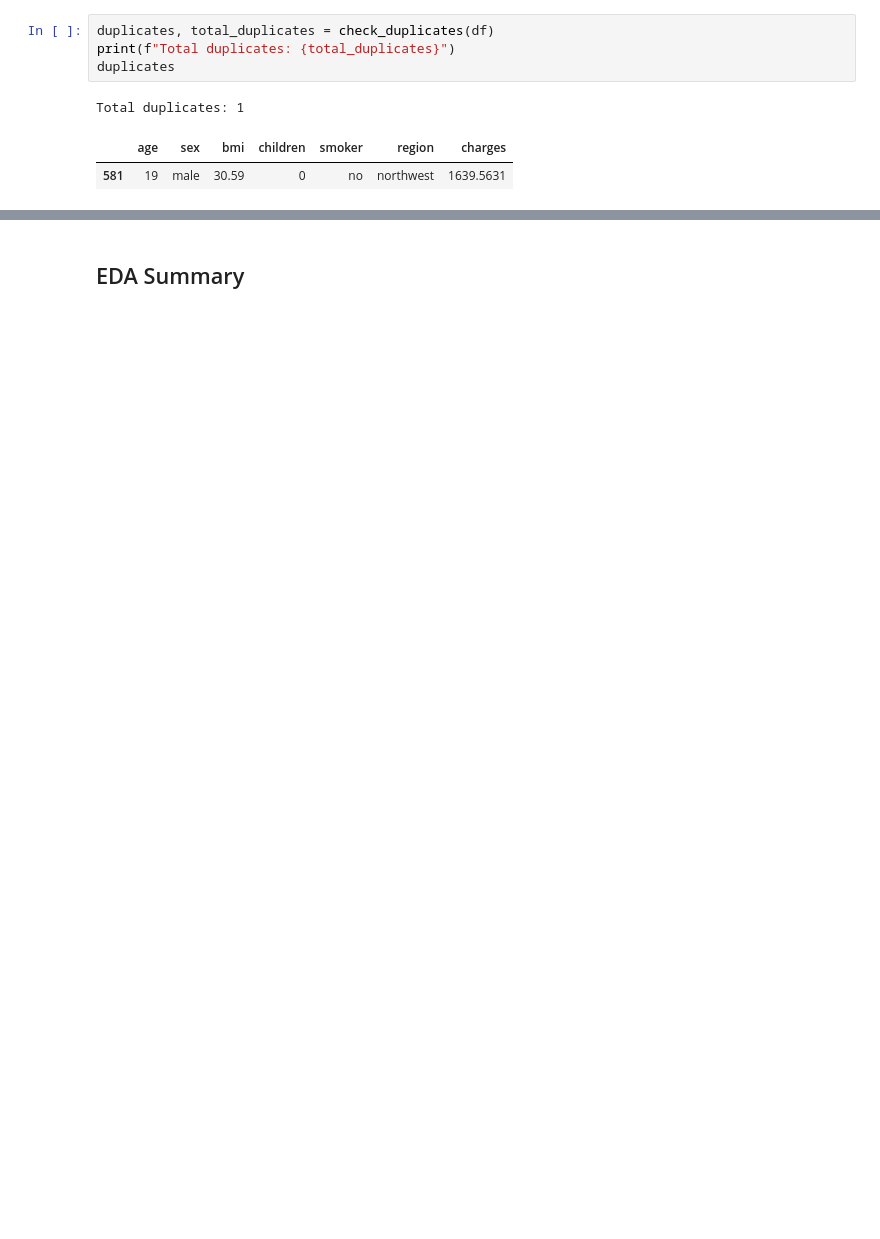
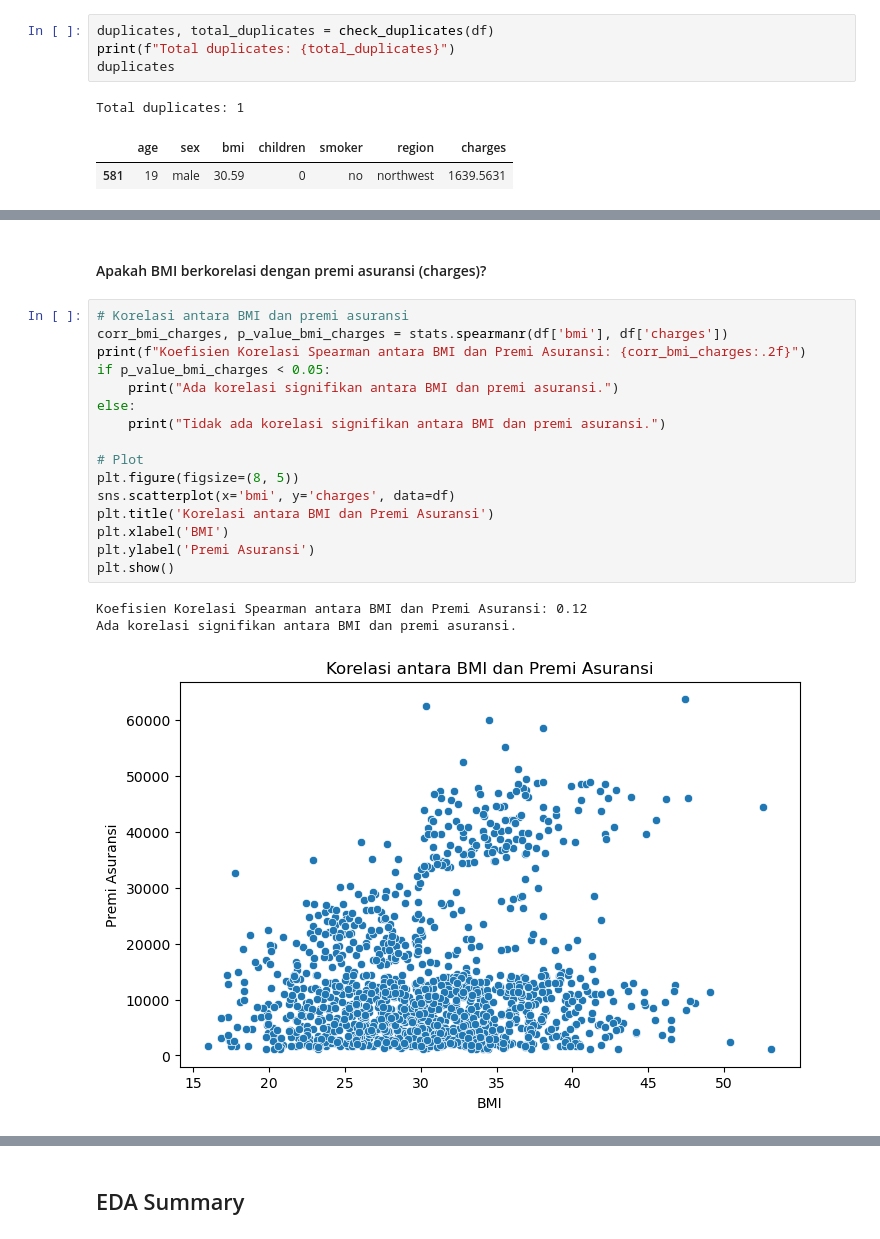
Before and after one commit to karenlontoh/p1_non_graded_challenge, a Jupyter notebook: non_graded_challenge.ipynb, the cells around one changed output, grey strips where cells are left out. Drawn from its saved outputs; the diff is of its cells as text; blank space fills up the shorter version.

```diff
--- a/non_graded_challenge.ipynb
+++ b/non_graded_challenge.ipynb
@@ -551,0 +641,22 @@ Total duplicates: 1
+# %% [markdown]
+#### Apakah BMI berkorelasi dengan premi asuransi (charges)?
+# %%
+# Korelasi antara BMI dan premi asuransi
+corr_bmi_charges, p_value_bmi_charges = stats.spearmanr(df['bmi'], df['charges'])
+print(f"Koefisien Korelasi Spearman antara BMI dan Premi Asuransi: {corr_bmi_charges:.2f}")
+if p_value_bmi_charges < 0.05:
+    print("Ada korelasi signifikan antara BMI dan premi asuransi.")
+else:
+    print("Tidak ada korelasi signifikan antara BMI dan premi asuransi.")
+
+# Plot
+plt.figure(figsize=(8, 5))
+sns.scatterplot(x='bmi', y='charges', data=df)
+plt.title('Korelasi antara BMI dan Premi Asuransi')
+plt.xlabel('BMI')
+plt.ylabel('Premi Asuransi')
+plt.show()
+# %% [output]
+Koefisien Korelasi Spearman antara BMI dan Premi Asuransi: 0.12
+Ada korelasi signifikan antara BMI dan premi asuransi.
+[figure, added]
```
Also changed, not shown: parts of 75 cells of this notebook.
